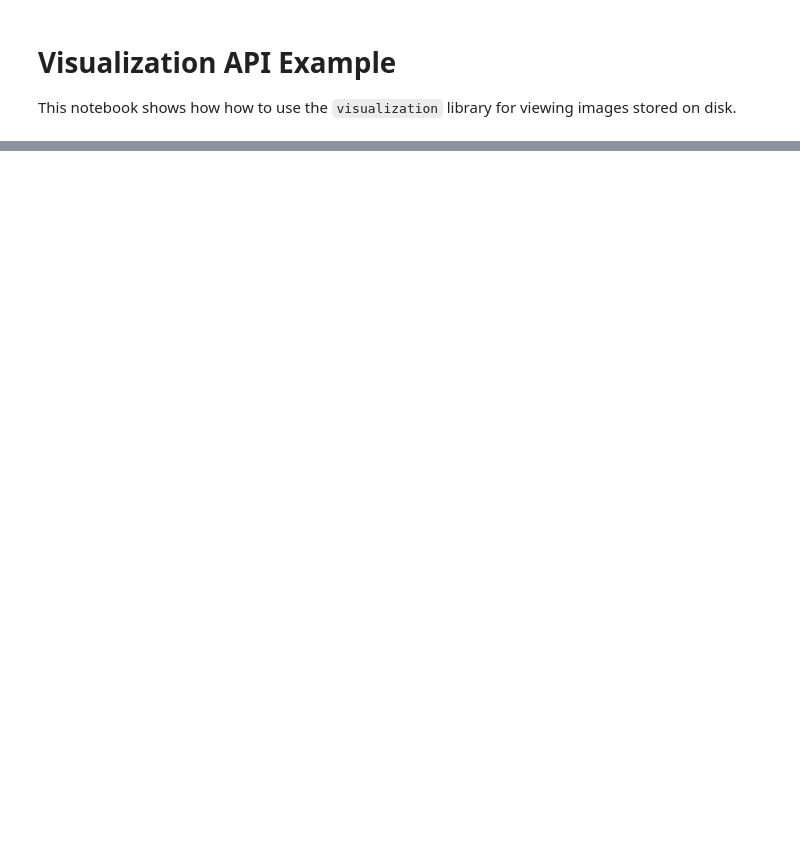
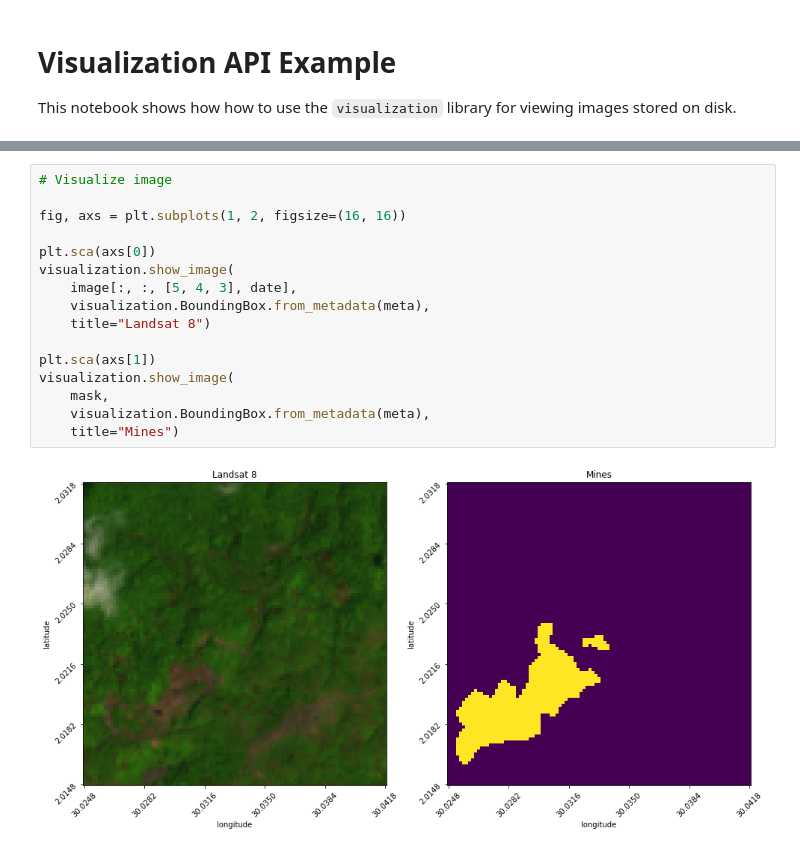
Before and after one commit to datakind/public-DKHQ_GlobalWitness, a Jupyter notebook: visualization_api/notebooks/Visualization API Demo.ipynb, the cells around one changed output, grey strips where cells are left out. Drawn from its saved outputs; the diff is of its cells as text; blank space fills up the shorter version.

Commit message:
visualization_api: move functions to library

```diff
--- a/visualization_api/notebooks/Visualization API Demo.ipynb
+++ b/visualization_api/notebooks/Visualization API Demo.ipynb
@@ -246,0 +44,18 @@ folium_map
+# %%
+# Visualize image
+
+fig, axs = plt.subplots(1, 2, figsize=(16, 16))
+
+plt.sca(axs[0])
+visualization.show_image(
+    image[:, :, [5, 4, 3], date],
+    visualization.BoundingBox.from_metadata(meta),
+    title="Landsat 8")
+
+plt.sca(axs[1])
+visualization.show_image(
+    mask,
+    visualization.BoundingBox.from_metadata(meta),
+    title="Mines")
+# %% [output]
+[figure, added]
```
Also changed, not shown: parts of 11 cells of this notebook, 4 other files.
